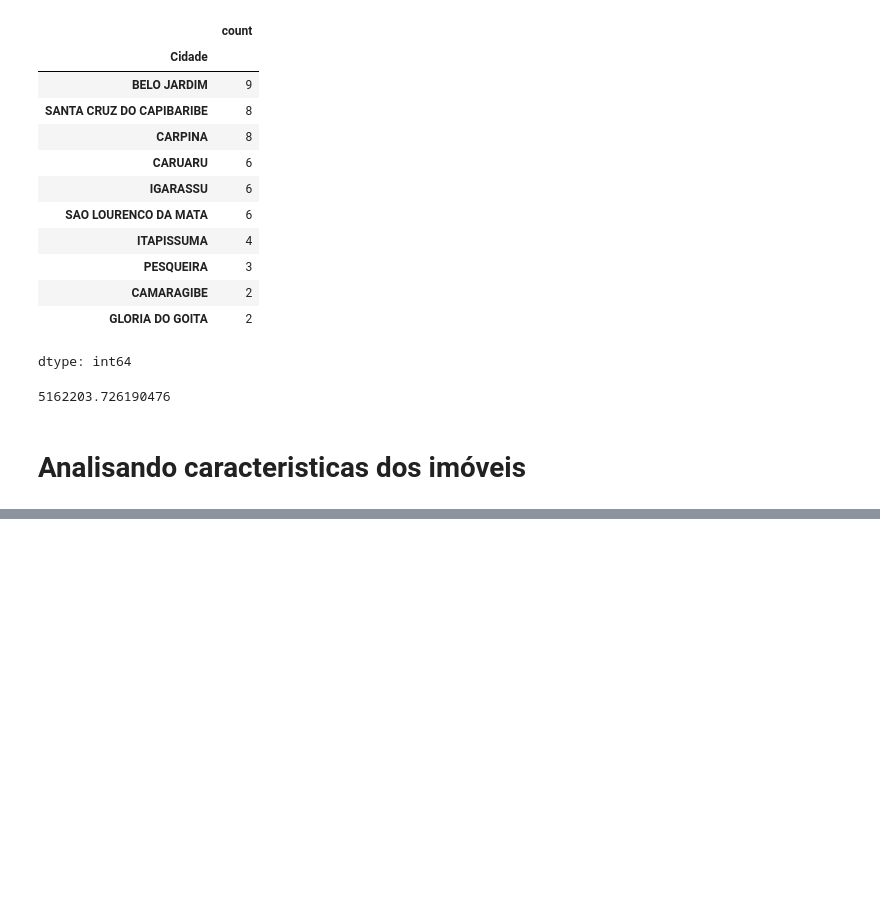
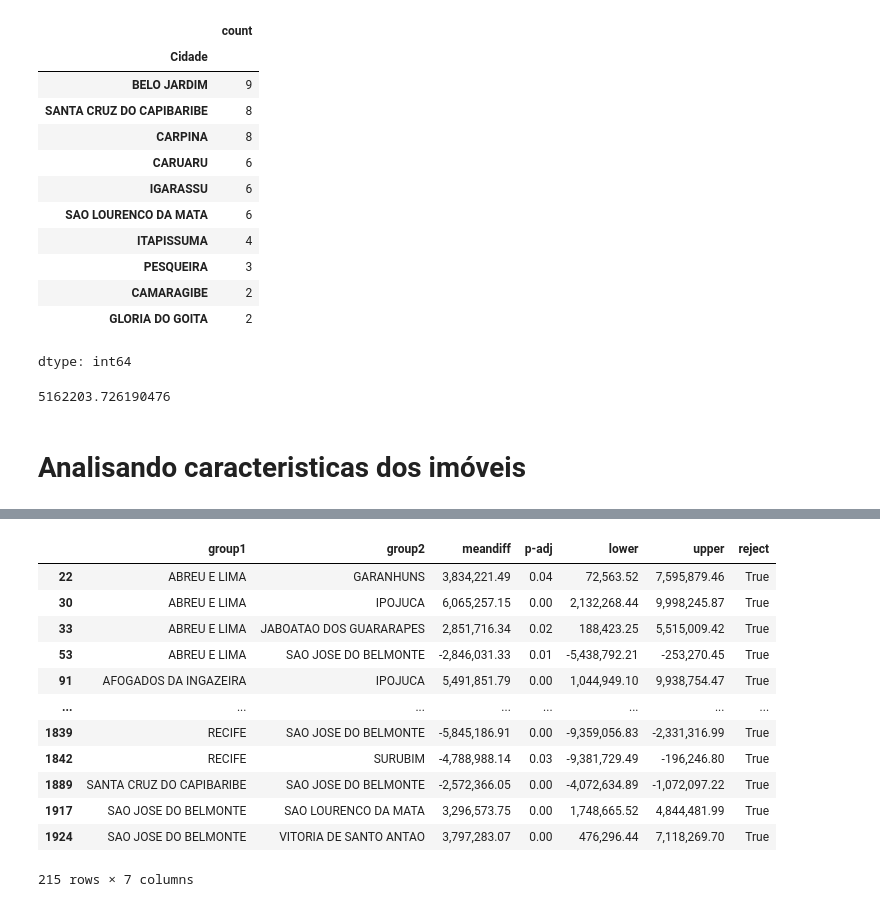
Before and after one commit to Cecimedeiros/analise_imoveis_pe, a Jupyter notebook: imoveis_pe.ipynb, the cells around one changed output, grey strips where cells are left out. Cells and saved outputs as stored; diff of their text form; code cells hidden in the pictures; blank space fills up the shorter version.

```diff
--- a/imoveis_pe.ipynb
+++ b/imoveis_pe.ipynb
@@ -444,0 +539,34 @@ print(top_10_cidades)
+# %%
+from statsmodels.stats.multicomp import pairwise_tukeyhsd
+
+# Aplicando o teste Tukey
+tukey = pairwise_tukeyhsd(endog=lista_sem_outliers['Preço'],
+                          groups=lista_sem_outliers['Cidade'],
+                          alpha=0.05)
+
+# Convertendo o resumo do resultado para DataFrame
+resultado_tukey = tukey.summary().data[1:]
+
+# Criando um DataFrame para facilitar o filtro
+import pandas as pd
+df_tukey = pd.DataFrame(resultado_tukey, columns=tukey.summary().data[0])
+
+# Filtrando apenas as comparações com diferença significativa
+diferencas_significativas = df_tukey[df_tukey['reject'] == True]
+
+# Exibindo as comparações significativas
+diferencas_significativas
+# %% [output]
+|  | group1 | group2 | meandiff | p-adj | lower | upper | reject |
+| 22 | ABREU E LIMA | GARANHUNS | 3,834,221.49 | 0.04 | 72,563.52 | 7,595,879.46 | True |
+| 30 | ABREU E LIMA | IPOJUCA | 6,065,257.15 | 0.00 | 2,132,268.44 | 9,998,245.87 | True |
+| 33 | ABREU E LIMA | JABOATAO DOS GUARARAPES | 2,851,716.34 | 0.02 | 188,423.25 | 5,515,009.42 | True |
+| 53 | ABREU E LIMA | SAO JOSE DO BELMONTE | -2,846,031.33 | 0.01 | -5,438,792.21 | -253,270.45 | True |
+| 91 | AFOGADOS DA INGAZEIRA | IPOJUCA | 5,491,851.79 | 0.00 | 1,044,949.10 | 9,938,754.47 | True |
+| ... | ... | ... | ... | ... | ... | ... | ... |
+| 1839 | RECIFE | SAO JOSE DO BELMONTE | -5,845,186.91 | 0.00 | -9,359,056.83 | -2,331,316.99 | True |
+| 1842 | RECIFE | SURUBIM | -4,788,988.14 | 0.03 | -9,381,729.49 | -196,246.80 | True |
+| 1889 | SANTA CRUZ DO CAPIBARIBE | SAO JOSE DO BELMONTE | -2,572,366.05 | 0.00 | -4,072,634.89 | -1,072,097.22 | True |
+| 1917 | SAO JOSE DO BELMONTE | SAO LOURENCO DA MATA | 3,296,573.75 | 0.00 | 1,748,665.52 | 4,844,481.99 | True |
+| 1924 | SAO JOSE DO BELMONTE | VITORIA DE SANTO ANTAO | 3,797,283.07 | 0.00 | 476,296.44 | 7,118,269.70 | True |
+215 rows × 7 columns
```
Also changed, not shown: parts of 20 cells of this notebook.
